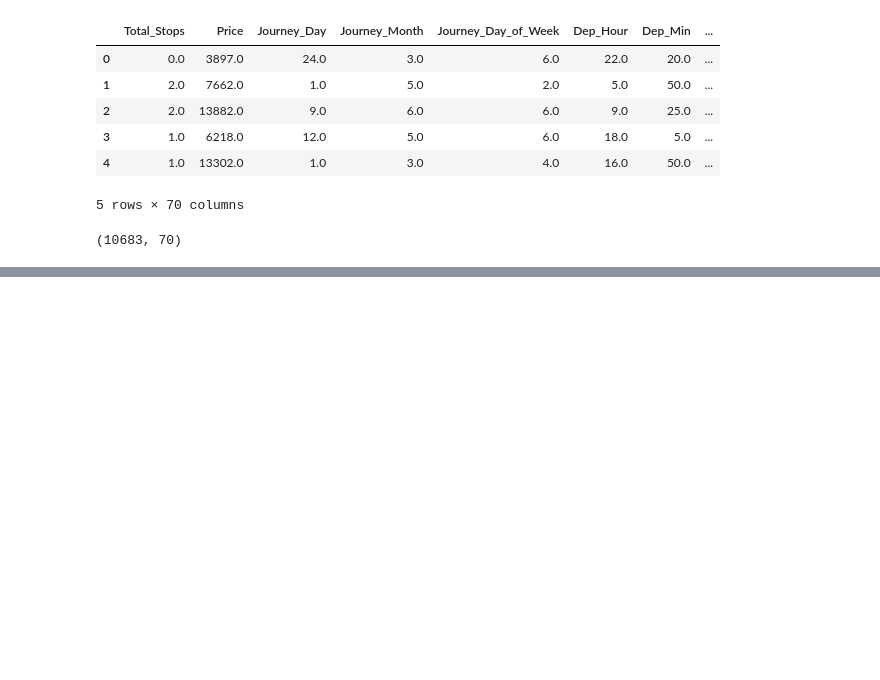
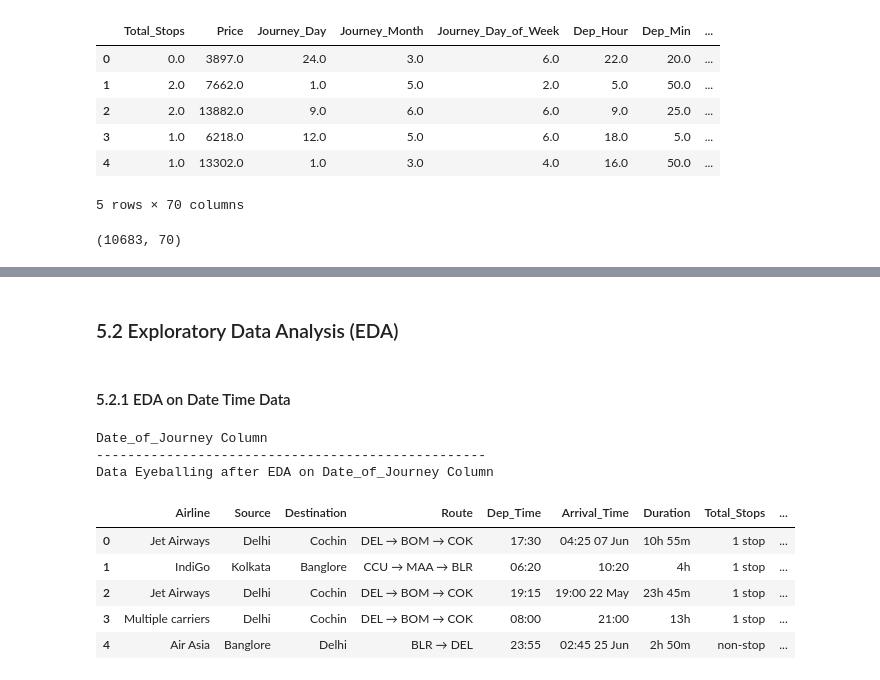
Before and after one commit to manishkr1754/Flight_Price_Prediction_Python, a Jupyter notebook: Flight_Price_Prediction_Random_Forest.ipynb, the cells around one changed output, grey strips where cells are left out. Saved outputs shown, nothing was run; the diff lists cells and outputs as text; code cells hidden in the pictures; blank space fills up the shorter version.

```diff
--- a/Flight_Price_Prediction_Random_Forest.ipynb
+++ b/Flight_Price_Prediction_Random_Forest.ipynb
@@ -659,0 +735,8 @@ data_train.shape
+# %%
+print("Null values in Test Data:")
+print("-"*100)
+print(f"{test_data.isnull().sum()}")
+print("After processing Null values in Test Data:")
+print("-"*100)
+test_data.dropna(inplace = True)
+print(f"{test_data.isnull().sum()}\n\n")
@@ -659,0 +761,23 @@ data_train.shape
+# %% [markdown]
+### 5.2 Exploratory Data Analysis (EDA)
+# %% [markdown]
+#### 5.2.1 EDA on Date Time Data
+# %%
+print("Date_of_Journey Column")
+print("-"*50)
+test_data["Journey_Day"] = pd.to_datetime(test_data.Date_of_Journey, format="%d/%m/%Y").dt.day
+test_data["Journey_Month"] = pd.to_datetime(test_data["Date_of_Journey"], format = "%d/%m/%Y").dt.month
+test_data["Journey_Day_of_Week"] = pd.to_datetime(test_data["Date_of_Journey"], format = "%d/%m/%Y").dt.day_of_week
+test_data.drop(["Date_of_Journey"], axis = 1, inplace = True)
+print("Data Eyeballing after EDA on Date_of_Journey Column")
+test_data.head()
+# %% [output]
+Date_of_Journey Column
+--------------------------------------------------
+Data Eyeballing after EDA on Date_of_Journey Column
+|  | Airline | Source | Destination | Route | Dep_Time | Arrival_Time | Duration | Total_Stops | ... |
+| 0 | Jet Airways | Delhi | Cochin | DEL → BOM → COK | 17:30 | 04:25 07 Jun | 10h 55m | 1 stop | ... |
+| 1 | IndiGo | Kolkata | Banglore | CCU → MAA → BLR | 06:20 | 10:20 | 4h | 1 stop | ... |
+| 2 | Jet Airways | Delhi | Cochin | DEL → BOM → COK | 19:15 | 19:00 22 May | 23h 45m | 1 stop | ... |
+| 3 | Multiple carriers | Delhi | Cochin | DEL → BOM → COK | 08:00 | 21:00 | 13h | 1 stop | ... |
+| 4 | Air Asia | Banglore | Delhi | BLR → DEL | 23:55 | 02:45 25 Jun | 2h 50m | non-stop | ... |
```
Also changed, not shown: parts of 39 cells of this notebook.
